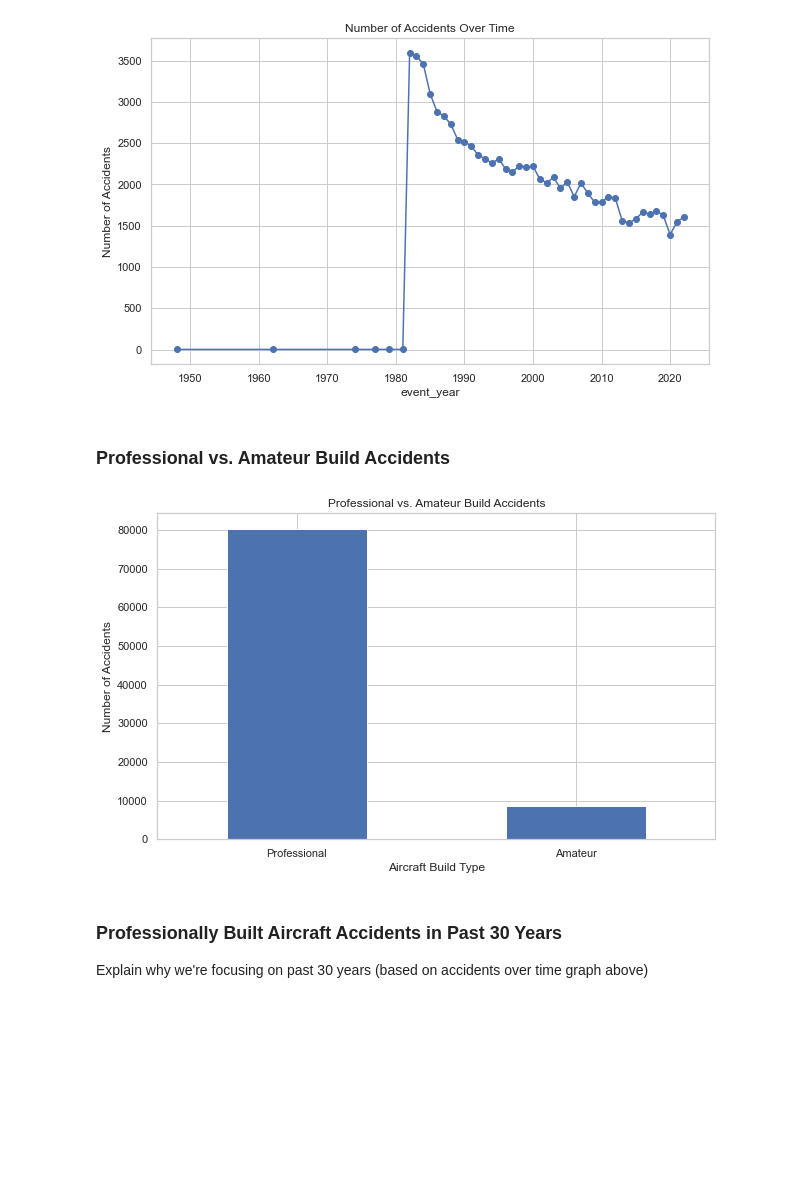
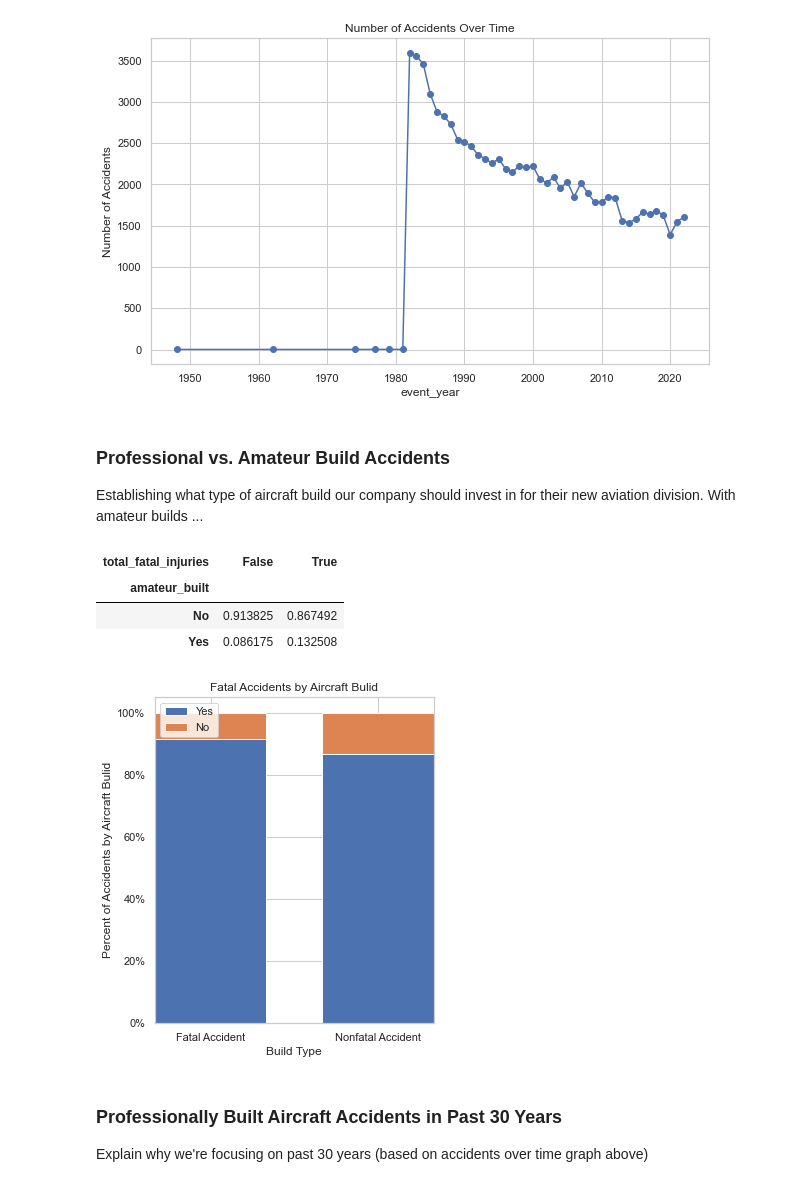
Before and after one commit to dangrosen/Aviation_Project, a Jupyter notebook: aviation_division_DRAFT.ipynb, the cells around one changed output. Drawn from its saved outputs; the diff is of its cells as text; code cells hidden in the pictures; blank space fills up the shorter version.

Commit message:
amateur build chart included with additional markdowns

```diff
--- a/aviation_division_DRAFT.ipynb
+++ b/aviation_division_DRAFT.ipynb
@@ -301,22 +348,41 @@ plt.grid(True)
 plt.show()
 # %% [output]
 [figure]
-# %% [markdown]
-### Professional vs. Amateur Build Accidents
-# %%
-# Set figure size
-plt.figure(figsize=(10, 6))
-
-# Create plot
-amateur_counts = aviation_df['amateur_built'].value_counts()
-amateur_counts.plot(kind = 'bar')
-
-plt.title("Professional vs. Amateur Build Accidents")
-plt.ylabel("Number of Accidents")
-plt.xlabel("Aircraft Build Type")
-plt.xticks([0,1], ["Professional", "Amateur"], rotation=0);
-# %% [output]
-[figure, removed]
+# %% [markdown]
+### Professional vs. Amateur Build Accidents
+
+Establishing what type of aircraft build our company should invest in for their new aviation division. With amateur builds ...
+# %%
+accidents_by_build = pd.crosstab(aviation_df['amateur_built'], aviation_df['total_fatal_injuries'] > 0, normalize = 'columns')
+accidents_by_build
+# %% [output]
+| total_fatal_injuries | False | True |
+| amateur_built |  |  |
+| No | 0.913825 | 0.867492 |
+| Yes | 0.086175 | 0.132508 |
+# %%
+accidents_by_build_fig, accidents_by_build_ax = plt.subplots(figsize=(5, 6))
+
+accidents_by_build_ax.set_title('Fatal Accidents by Aircraft Bulid')
+accidents_by_build_ax.set_ylabel('Percent of Accidents by Aircraft Bulid')
+accidents_by_build_ax.set_xlabel('Build Type')
+
+build_type = accidents_by_build.columns
+am = accidents_by_build.loc['Yes']*100
+pro = accidents_by_build.loc['No']*100
+
+am_bar_plt = accidents_by_build_ax.bar(build_type, pro )
+pro_bar_plt = accidents_by_build_ax.bar(build_type, am, bottom = pro )
+
+accidents_by_build_ax.legend([am_bar_plt, pro_bar_plt], ['Yes', 'No'], loc = 'upper left')
+accidents_by_build_ax.yaxis.set_major_formatter(mtick.PercentFormatter())
+accidents_by_build_ax.set_xticks([.2, .8])
+accidents_by_build_ax.set_xticklabels(['Fatal Accident', 'Nonfatal Accident'])
+accidents_by_build_ax.set_xlim(0, 1)
+
+plt.show();
+# %% [output]
+[figure, added]
 # %% [markdown]
 ### Professionally Built Aircraft Accidents in Past 30 Years
 
```
Also changed, not shown: parts of 15 cells of this notebook, 1 other file.
